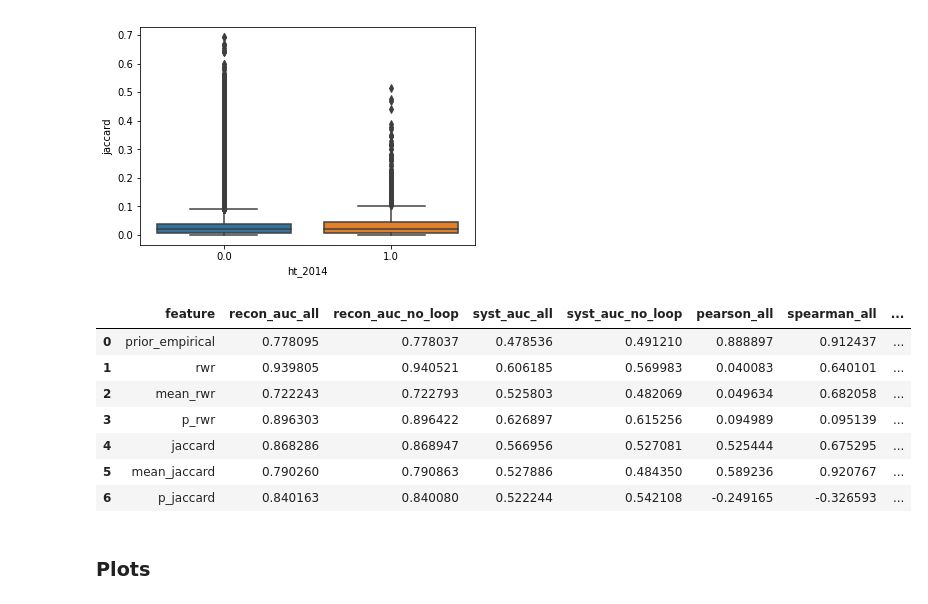
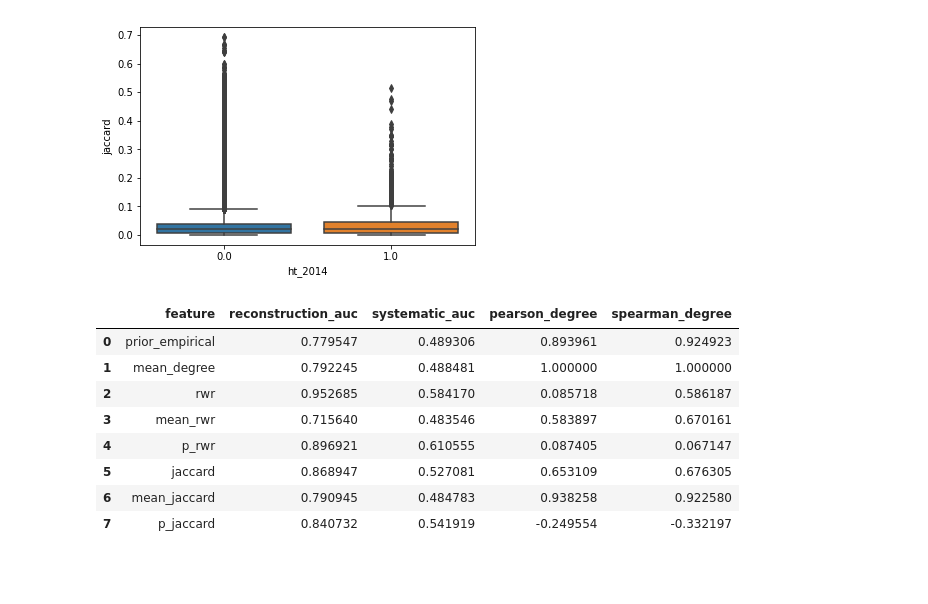
Before and after one commit to greenelab/xswap-analysis, a Jupyter notebook: nb/p_vs_rank_2.ipynb, the cells around one changed output. Saved outputs shown, nothing was run; the diff lists cells and outputs as text; code cells hidden in the pictures; blank space fills up the shorter version.

```diff
--- a/nb/p_vs_rank_2.ipynb
+++ b/nb/p_vs_rank_2.ipynb
@@ -14,10 +15,8 @@ import analysis
 %matplotlib inline
 # %%
 df = pd.read_table('p_vs_rank.tsv.gz')
+test_df = df.query('train != 1 and uniprot_a != uniprot_b')
 
-no_self_df = df.query('train != 1 and uniprot_a != uniprot_b')
-all_df = df.query('train != 1')
-
-df.head()
+test_df.head()
 # %% [output]
 |  | uniprot_a | uniprot_b | source_degree | target_degree | mean_degree | train | string | ht_2014 | ... |
@@ -45,32 +42,25 @@ sns.boxplot(x='ht_2014', y='jaccard', data=no_self_df)
 # %%
 records = (
     (feature,
-     sklearn.metrics.roc_auc_score(all_df['string'], multiplier * all_df[feature]),
-     sklearn.metrics.roc_auc_score(no_self_df['string'], multiplier * no_self_df[feature]),
-     sklearn.metrics.roc_auc_score(all_df['ht_2014'], multiplier * all_df[feature]),
-     sklearn.metrics.roc_auc_score(no_self_df['ht_2014'], multiplier * no_self_df[feature]))
-    + scipy.stats.pearsonr(all_df['mean_degree'], all_df[feature])[:1]
-    + scipy.stats.spearmanr(all_df['mean_degree'], all_df[feature])[:1]
-    + scipy.stats.pearsonr(no_self_df['mean_degree'], no_self_df[feature])[:1]
-    + scipy.stats.spearmanr(no_self_df['mean_degree'], no_self_df[feature])[:1]
-    for feature, multiplier in {'prior_empirical': 1, 'rwr': 1, 'mean_rwr': 1, 'p_rwr': -1,
+     sklearn.metrics.roc_auc_score(test_df['string'], multiplier * test_df[feature]),
+     sklearn.metrics.roc_auc_score(test_df['ht_2014'], multiplier * test_df[feature]))
+    + scipy.stats.pearsonr(test_df['mean_degree'], test_df[feature])[:1]
+    + scipy.stats.spearmanr(test_df['mean_degree'], test_df[feature])[:1]
+    for feature, multiplier in {'prior_empirical': 1, 'mean_degree': 1, 'rwr': 1, 'mean_rwr': 1, 'p_rwr': -1,
                                 'jaccard': 1, 'mean_jaccard': 1, 'p_jaccard': -1,
                                }.items()
 )
-info_df = pd.DataFrame.from_records(records, columns=['feature', 'recon_auc_all', 'recon_auc_no_loop',
-                                                      'syst_auc_all', 'syst_auc_no_loop',
-                                                      'pearson_all', 'spearman_all',
-                                                      'pearson_no_loop', 'spearman_no_loop', ])
+info_df = pd.DataFrame.from_records(records, columns=['feature', 'reconstruction_auc', 'systematic_auc',
+                                                      'pearson_degree', 'spearman_degree',])
 
 info_df
 # %% [output]
-|  | feature | recon_auc_all | recon_auc_no_loop | syst_auc_all | syst_auc_no_loop | pearson_all | spearman_all | ... |
-| 0 | prior_empirical | 0.778095 | 0.778037 | 0.478536 | 0.491210 | 0.888897 | 0.912437 | ... |
-| 1 | rwr | 0.939805 | 0.940521 | 0.606185 | 0.569983 | 0.040083 | 0.640101 | ... |
-| 2 | mean_rwr | 0.722243 | 0.722793 | 0.525803 | 0.482069 | 0.049634 | 0.682058 | ... |
-| 3 | p_rwr | 0.896303 | 0.896422 | 0.626897 | 0.615256 | 0.094989 | 0.095139 | ... |
-| 4 | jaccard | 0.868286 | 0.868947 | 0.566956 | 0.527081 | 0.525444 | 0.675295 | ... |
-| 5 | mean_jaccard | 0.790260 | 0.790863 | 0.527886 | 0.484350 | 0.589236 | 0.920767 | ... |
-| 6 | p_jaccard | 0.840163 | 0.840080 | 0.522244 | 0.542108 | -0.249165 | -0.326593 | ... |
+|  | feature | reconstruction_auc | systematic_auc | pearson_degree | spearman_degree |
+| 0 | prior_empirical | 0.779547 | 0.489306 | 0.893961 | 0.924923 |
+| 1 | mean_degree | 0.792245 | 0.488481 | 1.000000 | 1.000000 |
+| 2 | rwr | 0.952685 | 0.584170 | 0.085718 | 0.586187 |
+| 3 | mean_rwr | 0.715640 | 0.483546 | 0.583897 | 0.670161 |
+| 4 | p_rwr | 0.896921 | 0.610555 | 0.087405 | 0.067147 |
+| 5 | jaccard | 0.868947 | 0.527081 | 0.653109 | 0.676305 |
+| 6 | mean_jaccard | 0.790945 | 0.484783 | 0.938258 | 0.922580 |
+| 7 | p_jaccard | 0.840732 | 0.541919 | -0.249554 | -0.332197 |
-# %% [markdown]
-### Plots
```
Also changed, not shown: parts of 11 cells of this notebook, 5 other files.
